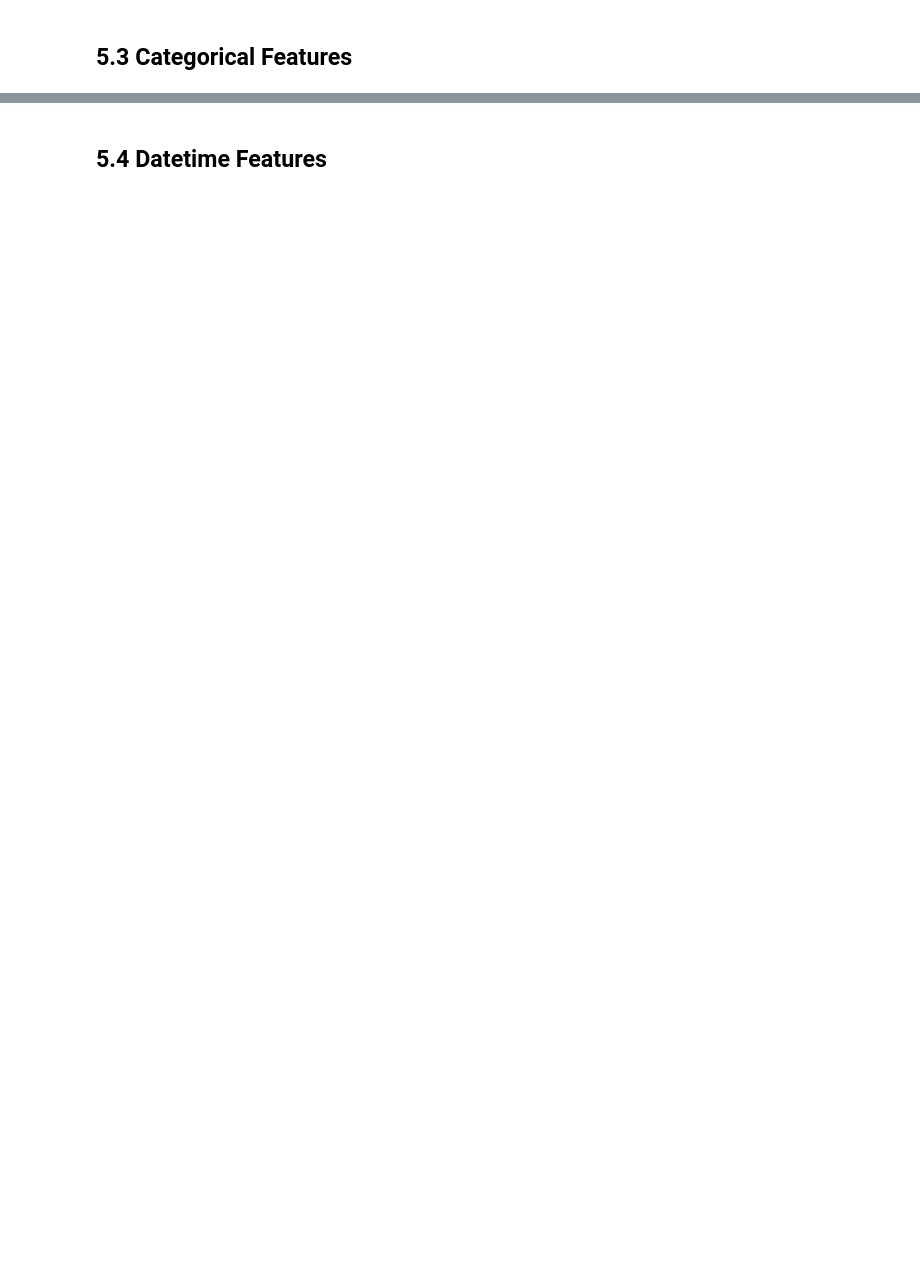
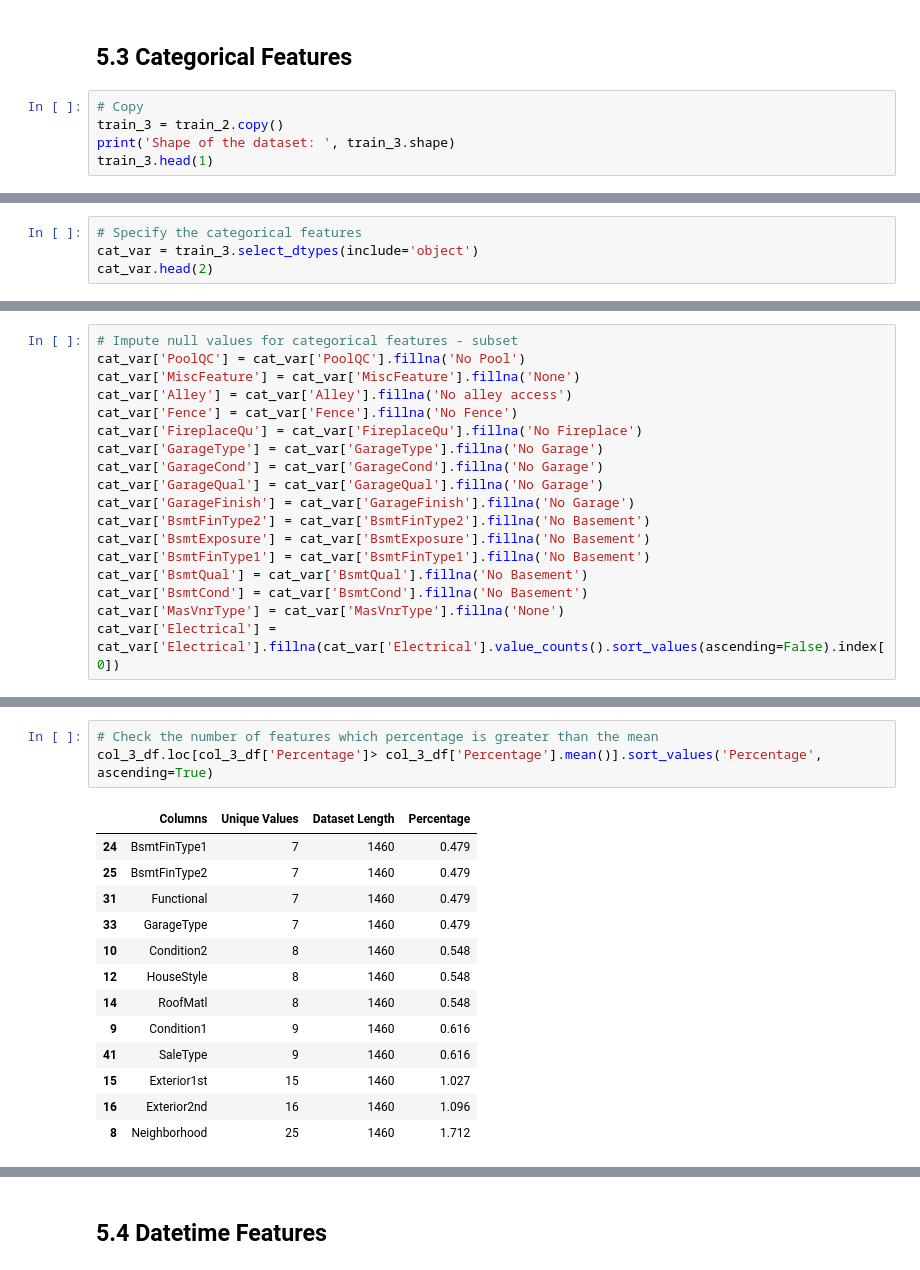
Before and after one commit to giannisbasa/House-Prices, a Jupyter notebook: House_Prices copy.ipynb, the cells around one changed output, grey strips where cells are left out. Saved outputs shown, nothing was run; the diff lists cells and outputs as text; blank space fills up the shorter version.

```diff
--- a/House_Prices copy.ipynb
+++ b/House_Prices copy.ipynb
@@ -924,2 +943,7 @@ train_2
 # %% [markdown]
 ## 5.3 Categorical Features
+# %%
+# Copy
+train_3 = train_2.copy()
+print('Shape of the dataset: ', train_3.shape)
+train_3.head(1)
@@ -925,0 +954,4 @@ train_2
+# %%
+# Specify the categorical features
+cat_var = train_3.select_dtypes(include='object')
+cat_var.head(2)
@@ -925,0 +1012,18 @@ train_2
+# %%
+# Impute null values for categorical features - subset
+cat_var['PoolQC'] = cat_var['PoolQC'].fillna('No Pool')
+cat_var['MiscFeature'] = cat_var['MiscFeature'].fillna('None')
+cat_var['Alley'] = cat_var['Alley'].fillna('No alley access')
+cat_var['Fence'] = cat_var['Fence'].fillna('No Fence')
+cat_var['FireplaceQu'] = cat_var['FireplaceQu'].fillna('No Fireplace')
+cat_var['GarageType'] = cat_var['GarageType'].fillna('No Garage')
+cat_var['GarageCond'] = cat_var['GarageCond'].fillna('No Garage')
+cat_var['GarageQual'] = cat_var['GarageQual'].fillna('No Garage')
+cat_var['GarageFinish'] = cat_var['GarageFinish'].fillna('No Garage')
+cat_var['BsmtFinType2'] = cat_var['BsmtFinType2'].fillna('No Basement')
+cat_var['BsmtExposure'] = cat_var['BsmtExposure'].fillna('No Basement')
+cat_var['BsmtFinType1'] = cat_var['BsmtFinType1'].fillna('No Basement')
+cat_var['BsmtQual'] = cat_var['BsmtQual'].fillna('No Basement')
+cat_var['BsmtCond'] = cat_var['BsmtCond'].fillna('No Basement')
+cat_var['MasVnrType'] = cat_var['MasVnrType'].fillna('None')
+cat_var['Electrical'] = cat_var['Electrical'].fillna(cat_var['Electrical'].value_counts().sort_values(ascending=False).index[0])
@@ -925,0 +1059,17 @@ train_2
+# %%
+# Check the number of features which percentage is greater than the mean
+col_3_df.loc[col_3_df['Percentage']> col_3_df['Percentage'].mean()].sort_values('Percentage', ascending=True)
+# %% [output]
+|  | Columns | Unique Values | Dataset Length | Percentage |
+| 24 | BsmtFinType1 | 7 | 1460 | 0.479 |
+| 25 | BsmtFinType2 | 7 | 1460 | 0.479 |
+| 31 | Functional | 7 | 1460 | 0.479 |
+| 33 | GarageType | 7 | 1460 | 0.479 |
+| 10 | Condition2 | 8 | 1460 | 0.548 |
+| 12 | HouseStyle | 8 | 1460 | 0.548 |
+| 14 | RoofMatl | 8 | 1460 | 0.548 |
+| 9 | Condition1 | 9 | 1460 | 0.616 |
+| 41 | SaleType | 9 | 1460 | 0.616 |
+| 15 | Exterior1st | 15 | 1460 | 1.027 |
+| 16 | Exterior2nd | 16 | 1460 | 1.096 |
+| 8 | Neighborhood | 25 | 1460 | 1.712 |
```
Also changed, not shown: parts of 26 cells of this notebook.
